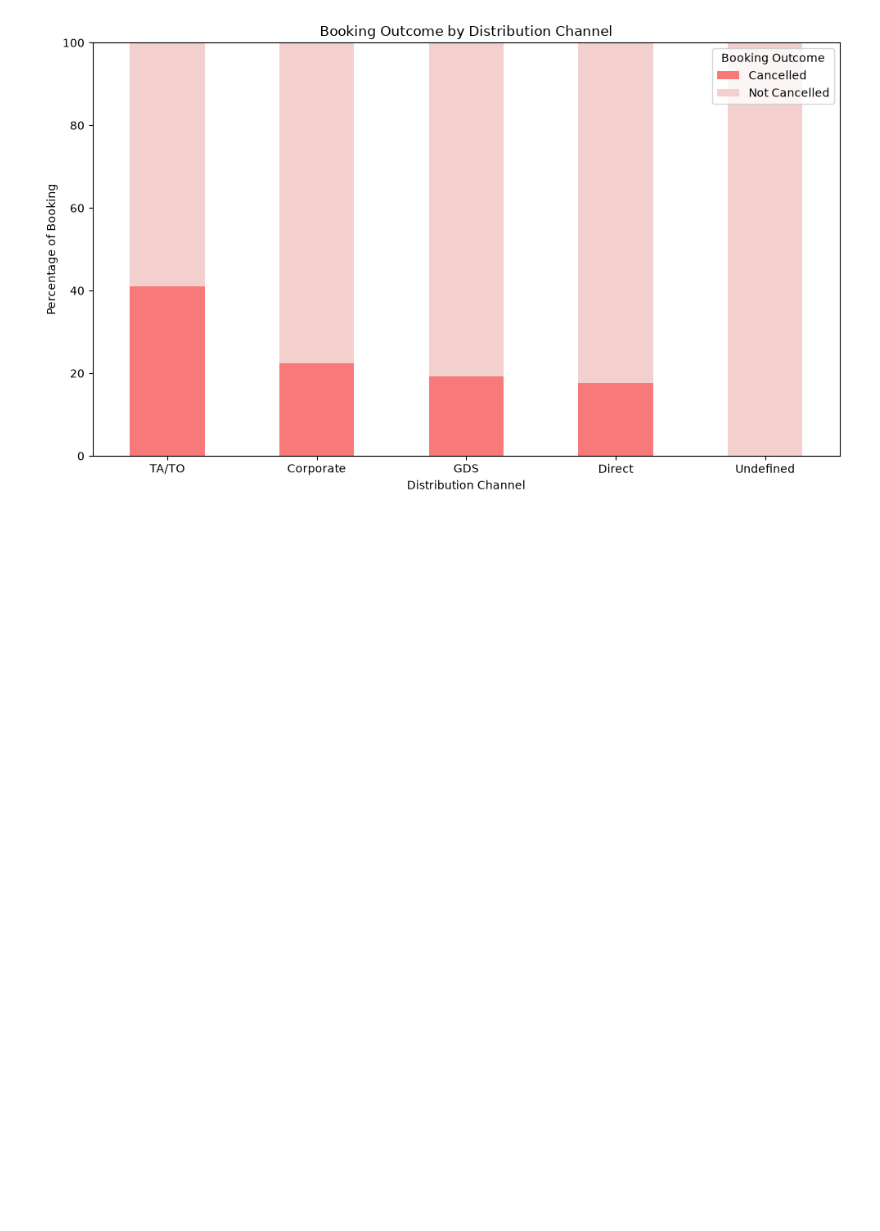
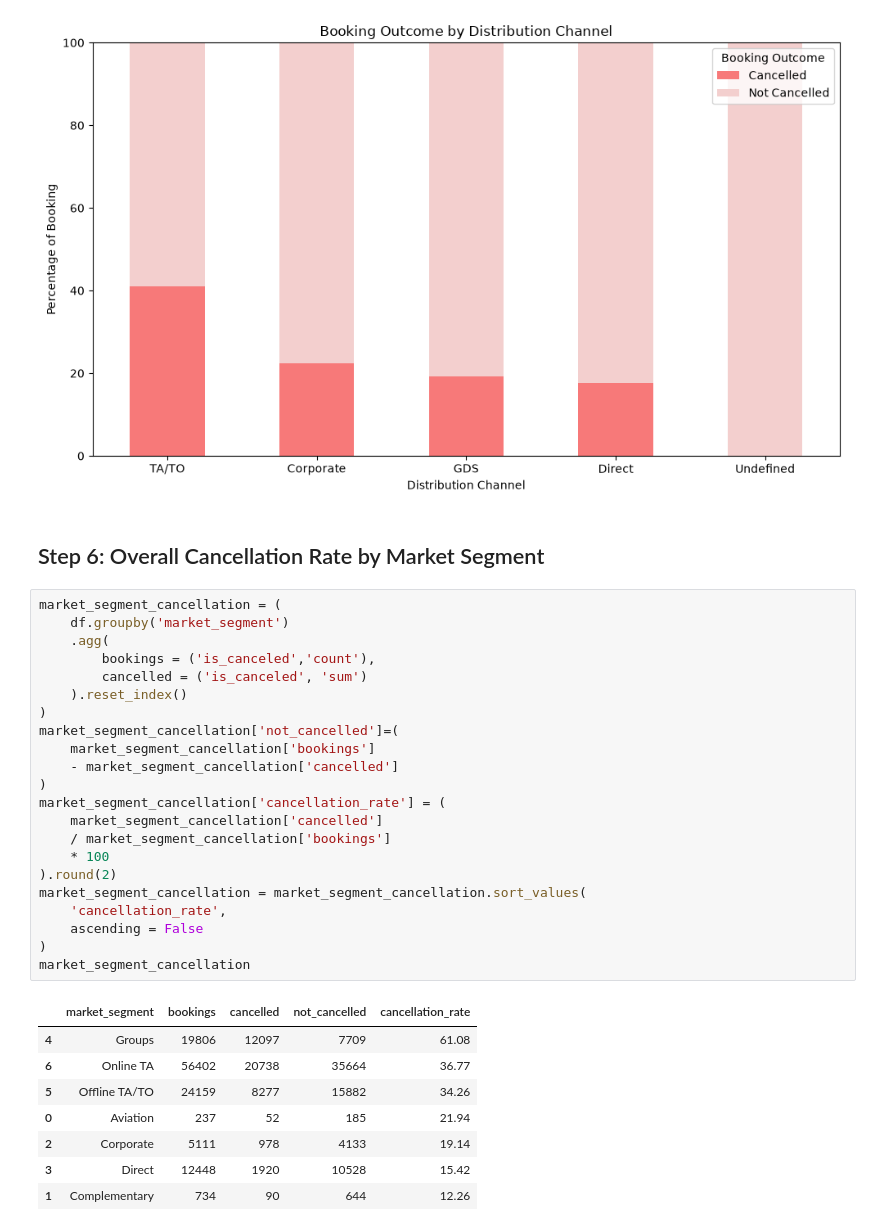
Before and after one commit to Fatima-Zehra-DA/Hotel-Booking-Cancellation-Analysis-Python-PowerBI, a Jupyter notebook: Notebooks/Hotel_Booking_Cancellation_Analysis.ipynb, the cells around one changed output. Cells and saved outputs as stored; diff of their text form; blank space fills up the shorter version.

```diff
--- a/Notebooks/Hotel_Booking_Cancellation_Analysis.ipynb
+++ b/Notebooks/Hotel_Booking_Cancellation_Analysis.ipynb
@@ -618,3 +700,36 @@ plt.tight_layout()
 plt.show()
 # %% [output]
 [figure]
+# %% [markdown]
+## Step 6: Overall Cancellation Rate by Market Segment
+# %%
+market_segment_cancellation = (
+    df.groupby('market_segment')
+    .agg(
+        bookings = ('is_canceled','count'),
+        cancelled = ('is_canceled', 'sum')
+    ).reset_index()
+)
+market_segment_cancellation['not_cancelled']=(
+    market_segment_cancellation['bookings']
+    - market_segment_cancellation['cancelled']
+)
+market_segment_cancellation['cancellation_rate'] = (
+    market_segment_cancellation['cancelled']
+    / market_segment_cancellation['bookings']
+    * 100
+).round(2)
+market_segment_cancellation = market_segment_cancellation.sort_values(
+    'cancellation_rate',
+    ascending = False
+)
+market_segment_cancellation
+# %% [output]
+|  | market_segment | bookings | cancelled | not_cancelled | cancellation_rate |
+| 4 | Groups | 19806 | 12097 | 7709 | 61.08 |
+| 6 | Online TA | 56402 | 20738 | 35664 | 36.77 |
+| 5 | Offline TA/TO | 24159 | 8277 | 15882 | 34.26 |
+| 0 | Aviation | 237 | 52 | 185 | 21.94 |
+| 2 | Corporate | 5111 | 978 | 4133 | 19.14 |
+| 3 | Direct | 12448 | 1920 | 10528 | 15.42 |
+| 1 | Complementary | 734 | 90 | 644 | 12.26 |
```
Also changed, not shown: parts of 22 cells of this notebook.
